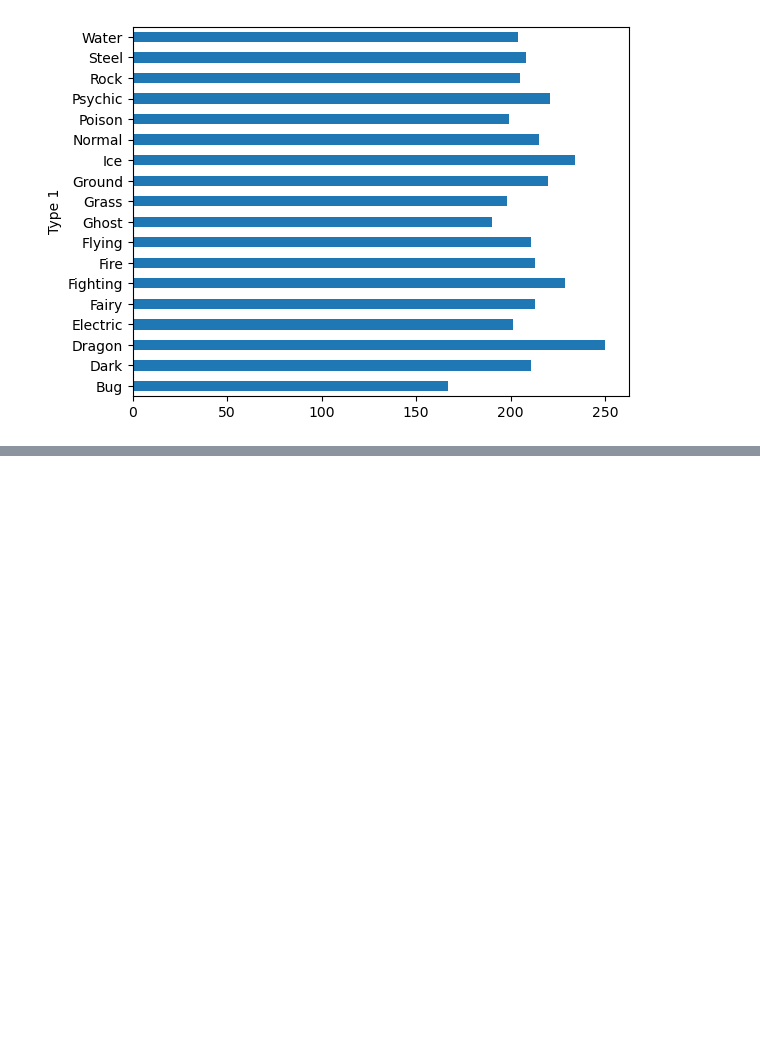
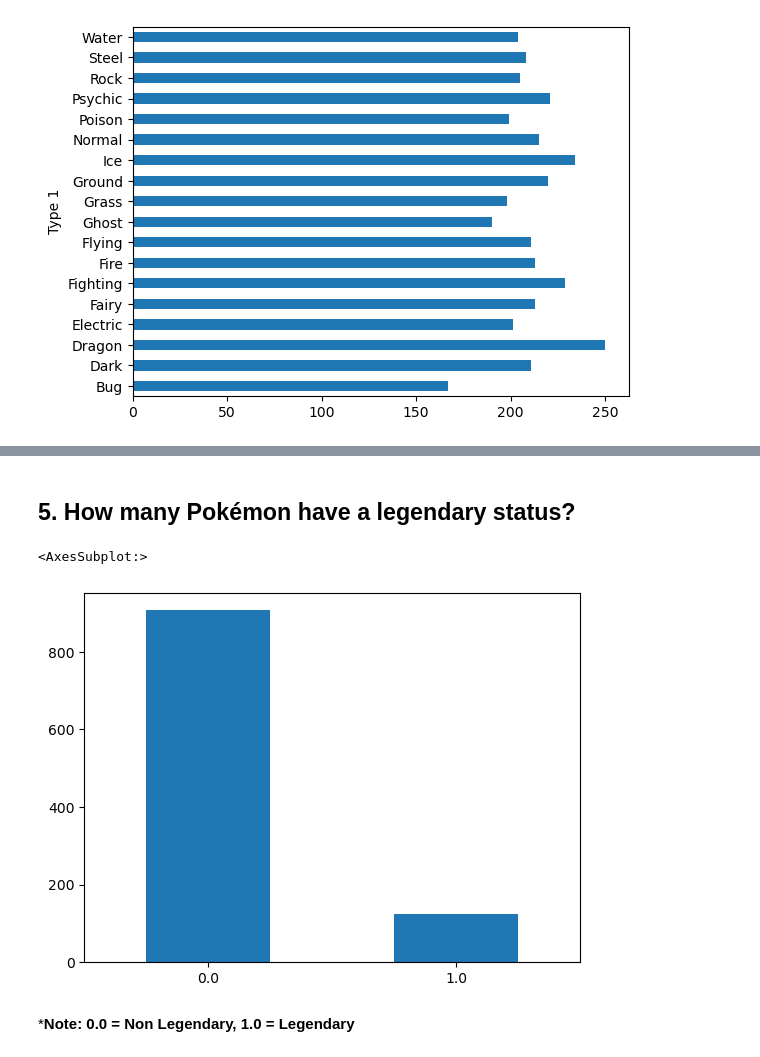
Before and after one commit to JaronVW/Data-science-portfolio, a Jupyter notebook: Portfolio Assignment 6.ipynb, the cells around one changed output, grey strips where cells are left out. Cells and saved outputs as stored; diff of their text form; code cells hidden in the pictures; blank space fills up the shorter version.

```diff
--- a/Portfolio Assignment 6.ipynb
+++ b/Portfolio Assignment 6.ipynb
@@ -46,0 +82,9 @@ total.astype(int).plot.barh()
+# %% [markdown]
+## 5. How many Pokémon have a legendary status?
+# %%
+Pokemon['Legendary'].value_counts().plot.bar(rot=0)
+# %% [output]
+<AxesSubplot:>
+[figure, added]
+# %% [markdown]
+***Note: 0.0 = Non Legendary, 1.0 = Legendary**
```
Also changed, not shown: parts of 8 cells of this notebook.
